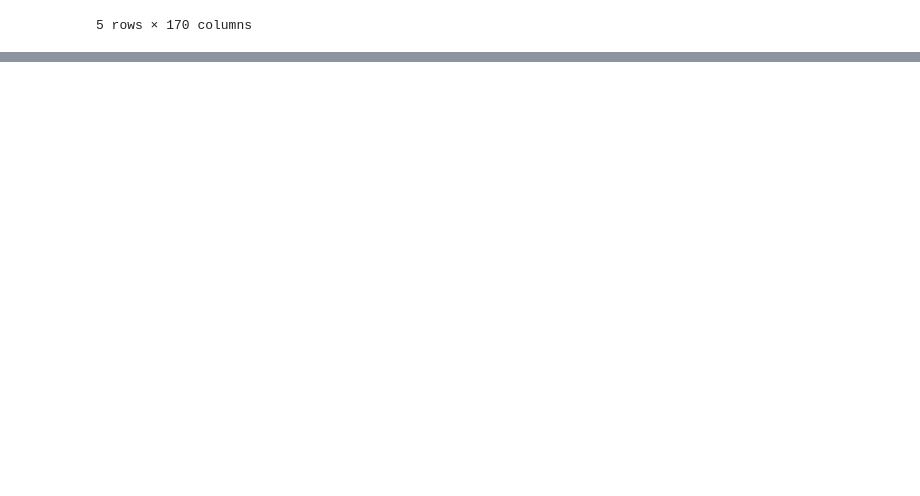
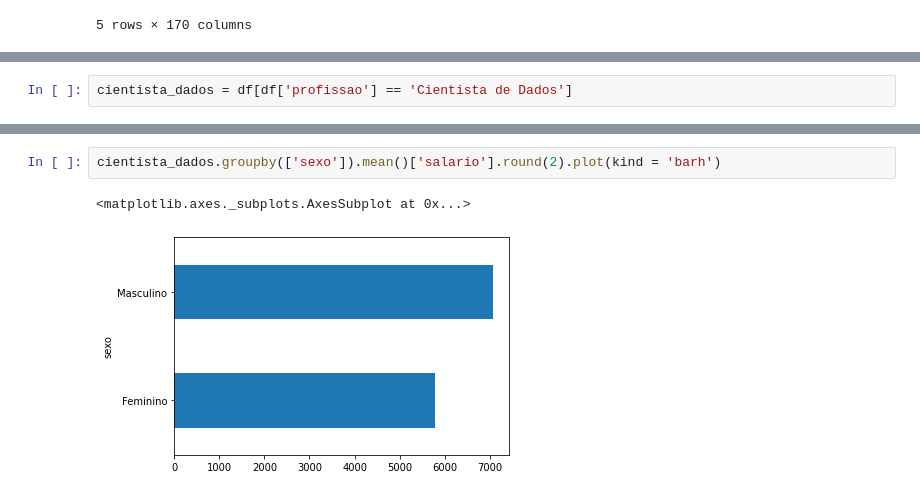
Before and after one commit to mayajsv/AnaliseExploratoria, a Jupyter notebook: Perfil_do_Profissional_de_Dados.ipynb, the cells around one changed output, grey strips where cells are left out. Saved outputs shown, nothing was run; the diff lists cells and outputs as text; blank space fills up the shorter version.

```diff
--- a/Perfil_do_Profissional_de_Dados.ipynb
+++ b/Perfil_do_Profissional_de_Dados.ipynb
@@ -37,0 +258,2 @@ df.head()
+# %%
+cientista_dados = df[df['profissao'] == 'Cientista de Dados']
@@ -37,0 +272,5 @@ df.head()
+# %%
+cientista_dados.groupby(['sexo']).mean()['salario'].round(2).plot(kind = 'barh')
+# %% [output]
+<matplotlib.axes._subplots.AxesSubplot at 0x...>
+[figure, added]
```
Also changed, not shown: parts of 28 cells of this notebook.
